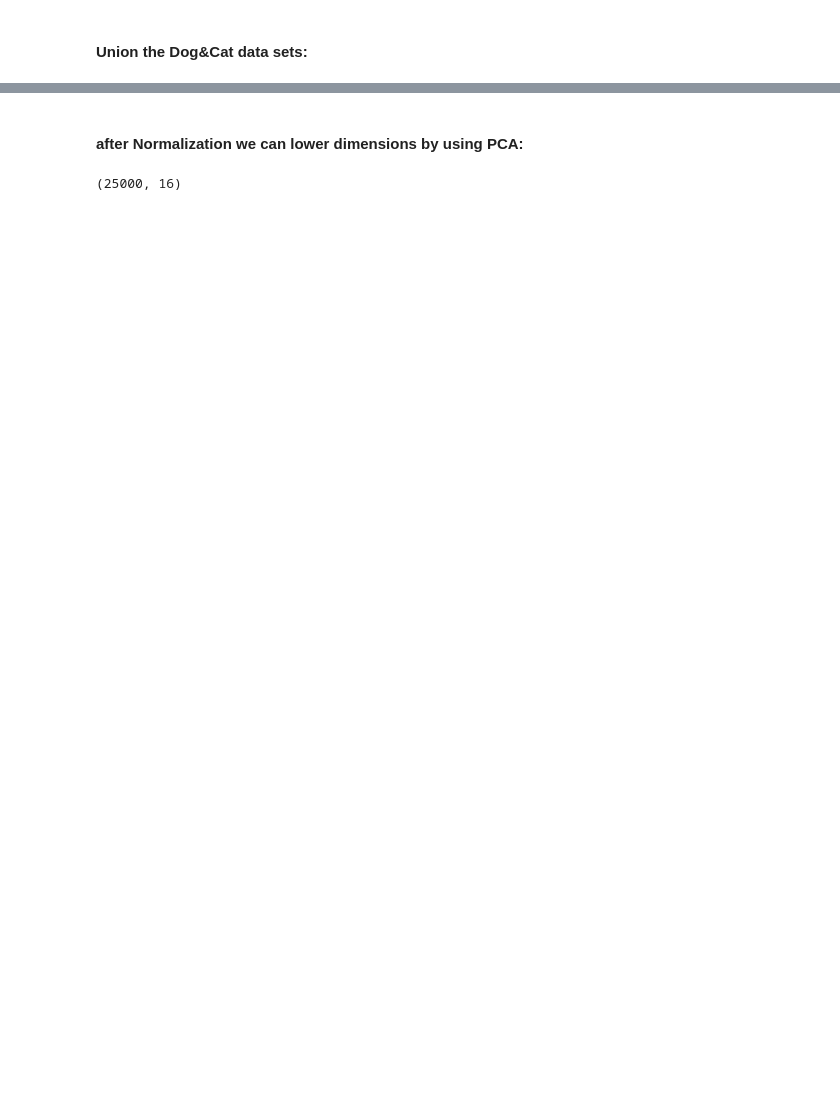
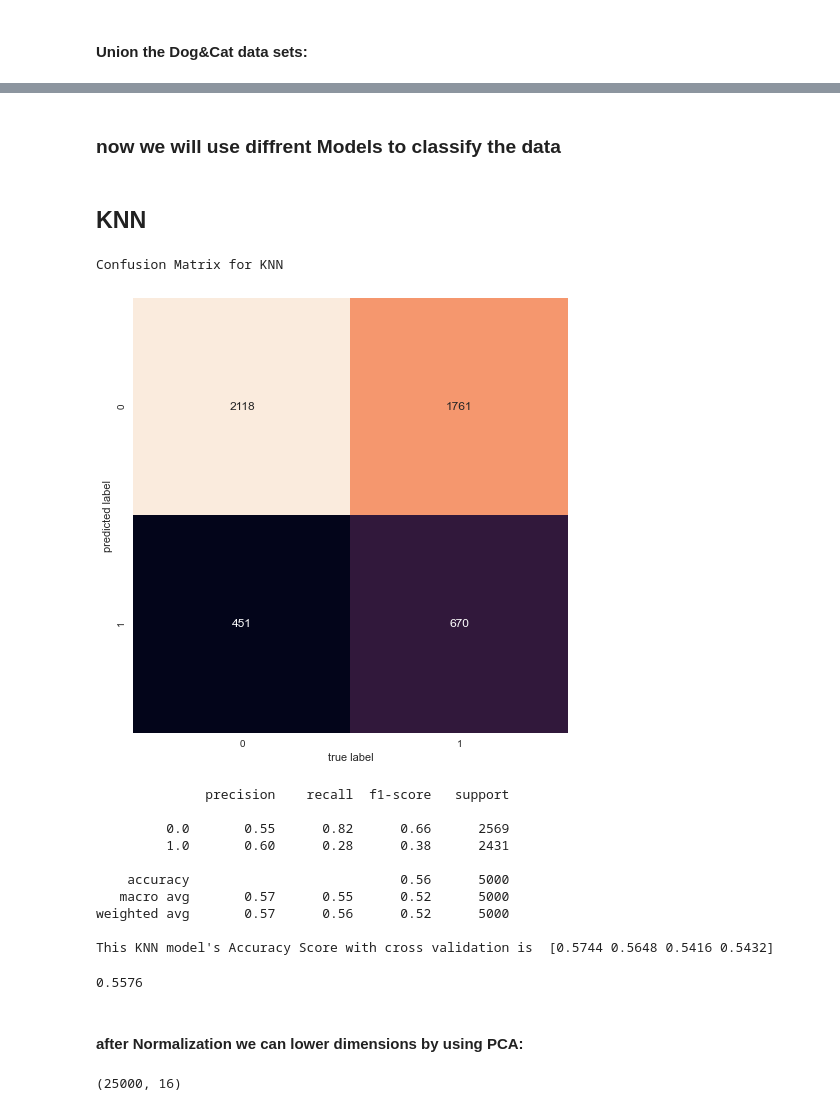
Before and after one commit to taliyashitreet/Final-Progect-2, a Jupyter notebook: Cat vs Dog.ipynb, the cells around one changed output, grey strips where cells are left out. Saved outputs shown, nothing was run; the diff lists cells and outputs as text; code cells hidden in the pictures; blank space fills up the shorter version.

```diff
--- a/Cat vs Dog.ipynb
+++ b/Cat vs Dog.ipynb
@@ -125 +133,3 @@ x.head()
 5 rows × 4096 columns
+# %%
+X_train, X_test, y_train, y_test = train_test_split(x, y, test_size=0.2, random_state=0)
@@ -125,0 +152,2 @@ x.head()
+# %% [markdown]
+### now we will use diffrent Models to classify the data
@@ -126,3 +177,38 @@ x.head()
+# %% [markdown]
+## KNN
+# %%
+knn = KNeighborsClassifier(n_neighbors=10)
+knn.fit(X_train, y_train)
+knn.score(X_test, y_test)
+y_pred=knn.predict(X_test)
+plt.figure(1, figsize= (8,8))
+cm=confusion_matrix(y_test, y_pred, labels=None, sample_weight=None)
+print("Confusion Matrix for KNN")
+sns.heatmap(cm.T, square=True, annot=True, fmt='d', cbar=False)
+plt.xlabel('true label')
+plt.ylabel('predicted label')
+plt.show()
+plt.close()
+print(classification_report(y_test,y_pred))
+score= cross_val_score(knn, X_test, y_test, cv=4,scoring='accuracy')
+print("This KNN model's Accuracy Score with cross validation is ", score)
+knn.score(X_test, y_test)
+
+#for the ORIGINAL data
+# %% [output]
+Confusion Matrix for KNN
+[figure, added]
+              precision    recall  f1-score   support
+
+         0.0       0.55      0.82      0.66      2569
+         1.0       0.60      0.28      0.38      2431
+
+    accuracy                           0.56      5000
+   macro avg       0.57      0.55      0.52      5000
+weighted avg       0.57      0.56      0.52      5000
+
+This KNN model's Accuracy Score with cross validation is  [0.5744 0.5648 0.5416 0.5432]
+0.5576
 # %% [markdown]
 #### after Normalization we can lower dimensions by using PCA:
 # %%
```
Also changed, not shown: parts of 19 cells of this notebook, 2 other files.
